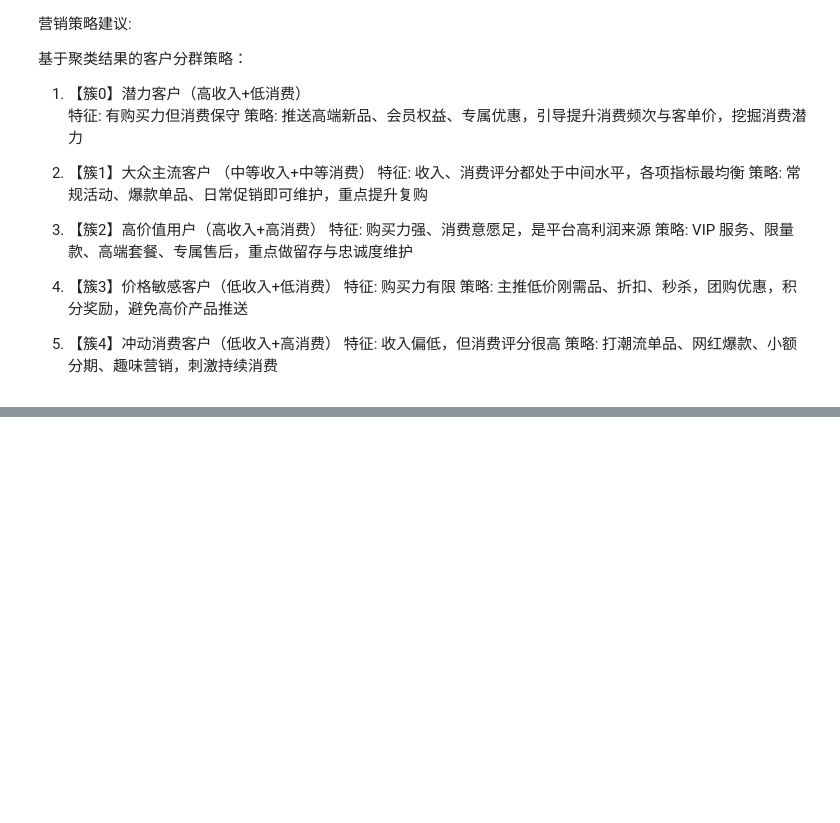
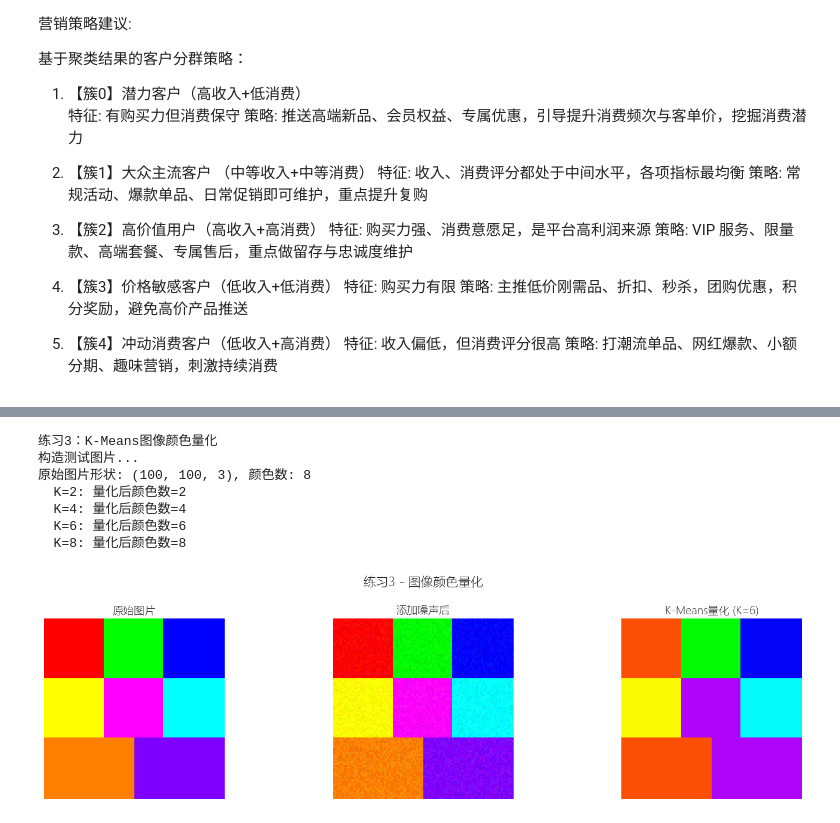
Before and after one commit to pinkLotusHe/xiaoHeDana, a Jupyter notebook: 第55篇-K-Means聚类无监督学习入门.ipynb, the cells around one changed output, grey strips where cells are left out. Saved outputs shown, nothing was run; the diff lists cells and outputs as text; code cells hidden in the pictures; blank space fills up the shorter version.

```diff
--- a/第55篇-K-Means聚类无监督学习入门.ipynb
+++ b/第55篇-K-Means聚类无监督学习入门.ipynb
@@ -984,0 +1116,63 @@ for i in range(optimal_k):
+# %%
+print("练习3：K-Means图像颜色量化")
+
+# 构造一个彩色测试图片（渐变色块）
+print("构造测试图片...")
+img = np.zeros((100, 100, 3), dtype=np.uint8)
+# 创建不同颜色的区域
+img[:33, :33] = [255, 0, 0]       # 红色
+img[:33, 33:66] = [0, 255, 0]     # 绿色
+img[:33, 66:] = [0, 0, 255]       # 蓝色
+img[33:66, :33] = [255, 255, 0]   # 黄色
+img[33:66, 33:66] = [255, 0, 255] # 品红
+img[33:66, 66:] = [0, 255, 255]   # 青色
+img[66:, :50] = [255, 128, 0]     # 橙色
+img[66:, 50:] = [128, 0, 255]     # 紫色
+print(f"原始图片形状: {img.shape}, 颜色数: {len(np.unique(img.reshape(-1, 3), axis=0))}")
+
+# 添加一些噪声
+np.random.seed(42)
+noise = np.random.randint(-20, 20, img.shape)
+img_noisy = np.clip(img.astype(int) + noise, 0, 255).astype(np.uint8)
+
+# K-Means颜色量化
+for n_colors in [2, 4, 6, 8]:
+    img_flat = img_noisy.reshape(-1, 3).astype(float)
+    kmeans_img = KMeans(n_clusters=n_colors, random_state=42, n_init=10)
+    labels = kmeans_img.fit_predict(img_flat)
+    img_quantized = kmeans_img.cluster_centers_[labels].astype(np.uint8).reshape(img_noisy.shape)
+
+    unique_colors = len(np.unique(img_quantized.reshape(-1, 3), axis=0))
+    print(f"  K={n_colors}: 量化后颜色数={unique_colors}")
+
+# 可视化
+fig, axes = plt.subplots(1, 3, figsize=(15, 4))
+axes[0].imshow(img)
+axes[0].set_title('原始图片', fontsize=13)
+axes[0].axis('off')
+
+axes[1].imshow(img_noisy)
+axes[1].set_title('添加噪声后', fontsize=13)
+axes[1].axis('off')
+
+# 用K=6量化
+img_flat = img_noisy.reshape(-1, 3).astype(float)
+km6 = KMeans(n_clusters=6, random_state=42, n_init=10)
+labels6 = km6.fit_predict(img_flat)
+img_q6 = km6.cluster_centers_[labels6].astype(np.uint8).reshape(img_noisy.shape)
+axes[2].imshow(img_q6)
+axes[2].set_title('K-Means量化 (K=6)', fontsize=13)
+axes[2].axis('off')
+
+plt.suptitle('练习3 - 图像颜色量化', fontsize=15)
+plt.tight_layout()
+plt.show()
+# %% [output]
+练习3：K-Means图像颜色量化
+构造测试图片...
+原始图片形状: (100, 100, 3), 颜色数: 8
+  K=2: 量化后颜色数=2
+  K=4: 量化后颜色数=4
+  K=6: 量化后颜色数=6
+  K=8: 量化后颜色数=8
+[figure, added]
```
Also changed, not shown: parts of 9 cells of this notebook.
